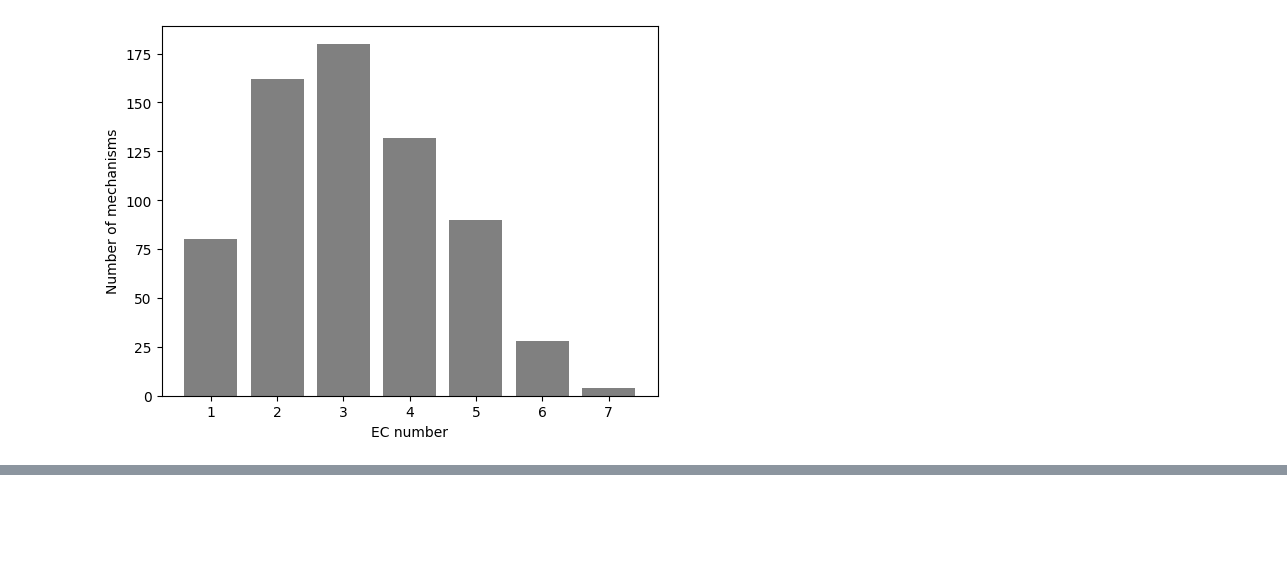
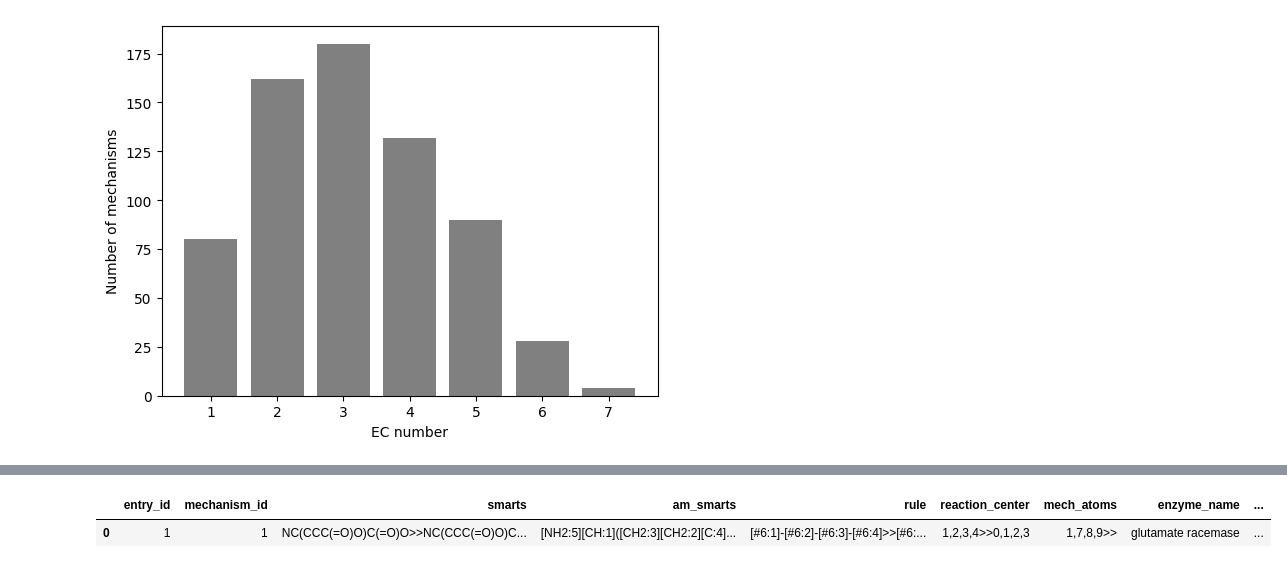
Before and after one commit to stefanpate/enz-rxn-data, a Jupyter notebook: spot_check_mech_label.ipynb, the cells around one changed output, grey strips where cells are left out. Cells and saved outputs as stored; diff of their text form; code cells hidden in the pictures; blank space fills up the shorter version.

```diff
--- a/spot_check_mech_label.ipynb
+++ b/spot_check_mech_label.ipynb
@@ -173,3 +173,11 @@ display_mech_labeled_rxn(49)
 Mechanism: #1
 [drawing not drawn]
 [drawing not drawn]
+# %%
+mm = pd.read_parquet(
+    Path(filepaths.processed_data) / "mcsa" / "mapped_mech_labeled_reactions.parquet"
+)
+mm.head()
+# %% [output]
+|  | entry_id | mechanism_id | smarts | am_smarts | rule | reaction_center | mech_atoms | enzyme_name | ... |
+| 0 | 1 | 1 | NC(CCC(=O)O)C(=O)O>>NC(CCC(=O)O)C... | [NH2:5][CH:1]([CH2:3][CH2:2][C:4]... | [#6:1]-[#6:2]-[#6:3]-[#6:4]>>[#6:... | 1,2,3,4>>0,1,2,3 | 1,7,8,9>> | glutamate racemase | ... |
```
Also changed, not shown: parts of 3 cells of this notebook, 4 other files.
